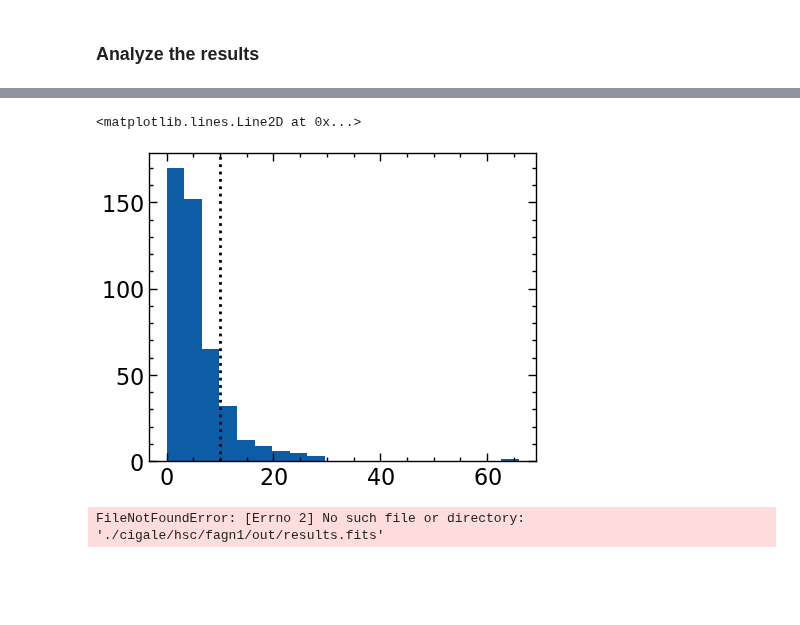
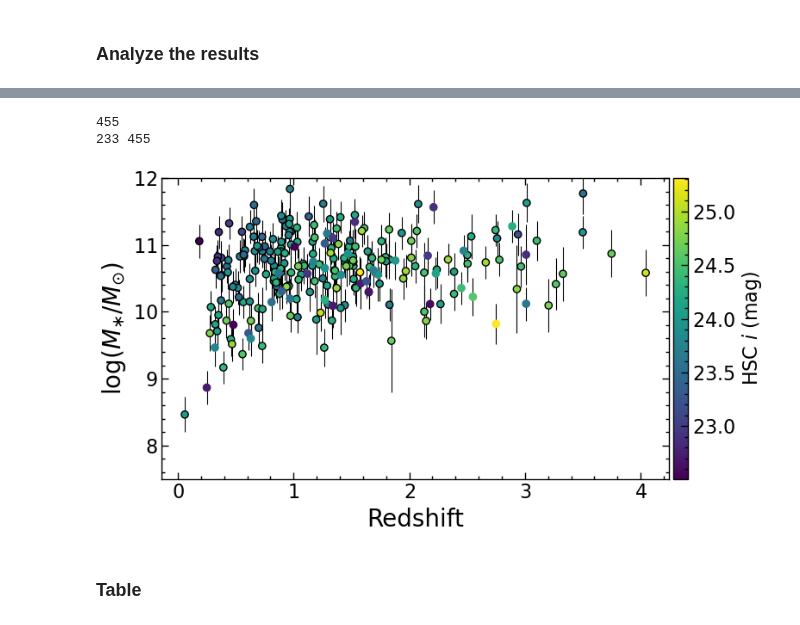
Before and after one commit to Chisen-Lupus/dwarf_agn_cosmos, a Jupyter notebook: hsc-ssp_sed.ipynb, the cells around one changed output, grey strips where cells are left out. Saved outputs shown, nothing was run; the diff lists cells and outputs as text; code cells hidden in the pictures; blank space fills up the shorter version.

```diff
--- a/hsc-ssp_sed.ipynb
+++ b/hsc-ssp_sed.ipynb
@@ -204,7 +160,8 @@ fluxes_err = []
 data_phot.append(list(range(len(idx_COSMOS20))))
 
 # Add redshifts
-z = data_cosmos2020j['ez_z_phot'][idx_COSMOS20].data.data # Use ez photo-z first
+#z = data_cosmos2020j['ez_z_phot'][idx_COSMOS20].data.data # Use ez photo-z first
+z = data_agn['z_phot'][idx_agn2COSMOS20].data # Use photo-z first
 
 mask_spec = data_agn['r_z'][idx_agn2COSMOS20] < 3
 mask_xray = data_agn['X-flag'][idx_agn2COSMOS20] == 1
@@ -447,8 +428,0 @@ ax.axvline(3,0,1,c='k', linestyle='dotted')
-# %%
-fig, ax = plt.subplots(1,1, figsize=(5, 4))
-
-ax.hist((results_float['best.reduced_chi_square']), bins=20)
-ax.axvline(10,0,1,c='k', linestyle='dotted')
-# %% [output]
-<matplotlib.lines.Line2D at 0x...>
-[figure, removed]
@@ -469,7 +441,7 @@ print(len(results_float))
 
 mask_chi2 = ((results_fagn1['best.reduced_chi_square'] - results_float['best.reduced_chi_square']) > 3) & (results_float['best.reduced_chi_square'] < 10)
 dM = 0.434*results_float['bayes.stellar.m_star_err']/results_float['bayes.stellar.m_star']
-dM = np.sqrt(dM**2 + (0.24)**2)
+dMtot = np.sqrt(dM**2 + (0.24)**2)
 
 
 fig, ax = plt.subplots(1,1, figsize=(8, 4.5))
@@ -481,32 +453,37 @@ mask_spec = data_agn['r_z'][idx_agn2COSMOS20] < 2
 ax.scatter(z[mask_chi2 & mask_spec], np.log10(results_float['bayes.stellar.m_star'][mask_chi2 & mask_spec]),
                 c=data_agn['i-mag'][idx_agn2COSMOS20][mask_chi2 & mask_spec],
                 marker='o', edgecolors='k', label='spec-z')
 
 im = ax.scatter(z[mask_chi2 & ~mask_spec], np.log10(results_float['bayes.stellar.m_star'][mask_chi2 & ~mask_spec]),
                 c=data_agn['i-mag'][idx_agn2COSMOS20][mask_chi2 & ~mask_spec],
                 marker='o', label='photo-z')
 
 ax.errorbar(z[mask_chi2], np.log10(results_float['bayes.stellar.m_star'][mask_chi2]),
-            yerr=dM[mask_chi2], marker=None, linestyle='none', color='k', zorder=-1, lw=0.8)
+            yerr=dMtot[mask_chi2], marker=None, linestyle='none', color='k', zorder=-1, lw=0.8)
+
 
 print(len(z[mask_chi2]), len(z))
 
 
 #ax.legend(loc=4, frameon=True)
 ax.set_xlabel('Redshift', fontsize=20)
 ax.set_ylabel(r'$\log(M_{\ast} / M_{\odot})$', fontsize=20)
 
 #ax.set_xlim(7.5, 12)
 ax.set_ylim(7.5, 12)
 
 divider = make_axes_locatable(ax)
 cax = divider.append_axes('right', size='3%', pad=0.05)
 fig.colorbar(im, cax=cax)
 cax.set_ylabel(r'HSC $i$ (mag)')
 
 
 
 fig.tight_layout()
 fig.savefig('massredshift.pdf', dpi=300)
 # %% [output]
-FileNotFoundError: [Errno 2] No such file or directory: './cigale/hsc/fagn1/out/results.fits'
+455
+233 455
+[figure, added]
+# %% [markdown]
+### Table
```
Also changed, not shown: parts of 14 cells of this notebook, 3 other files.
